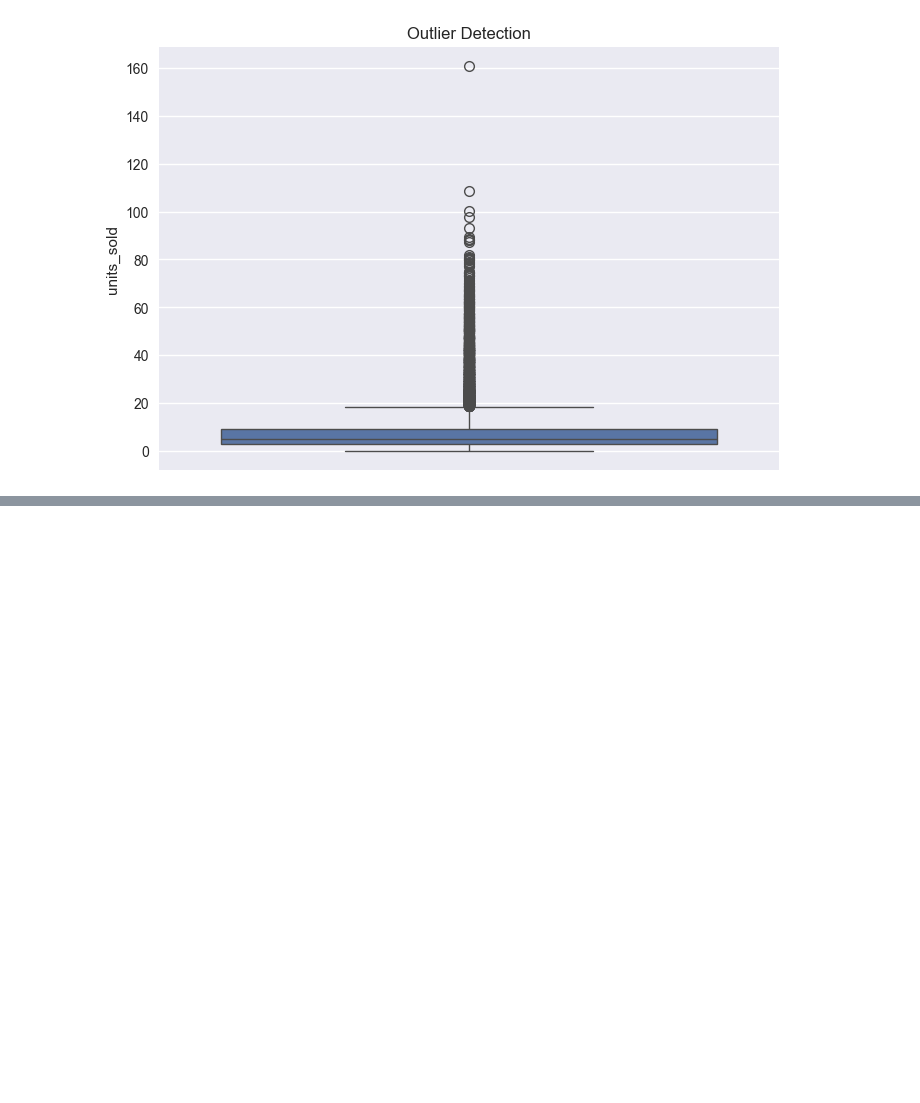
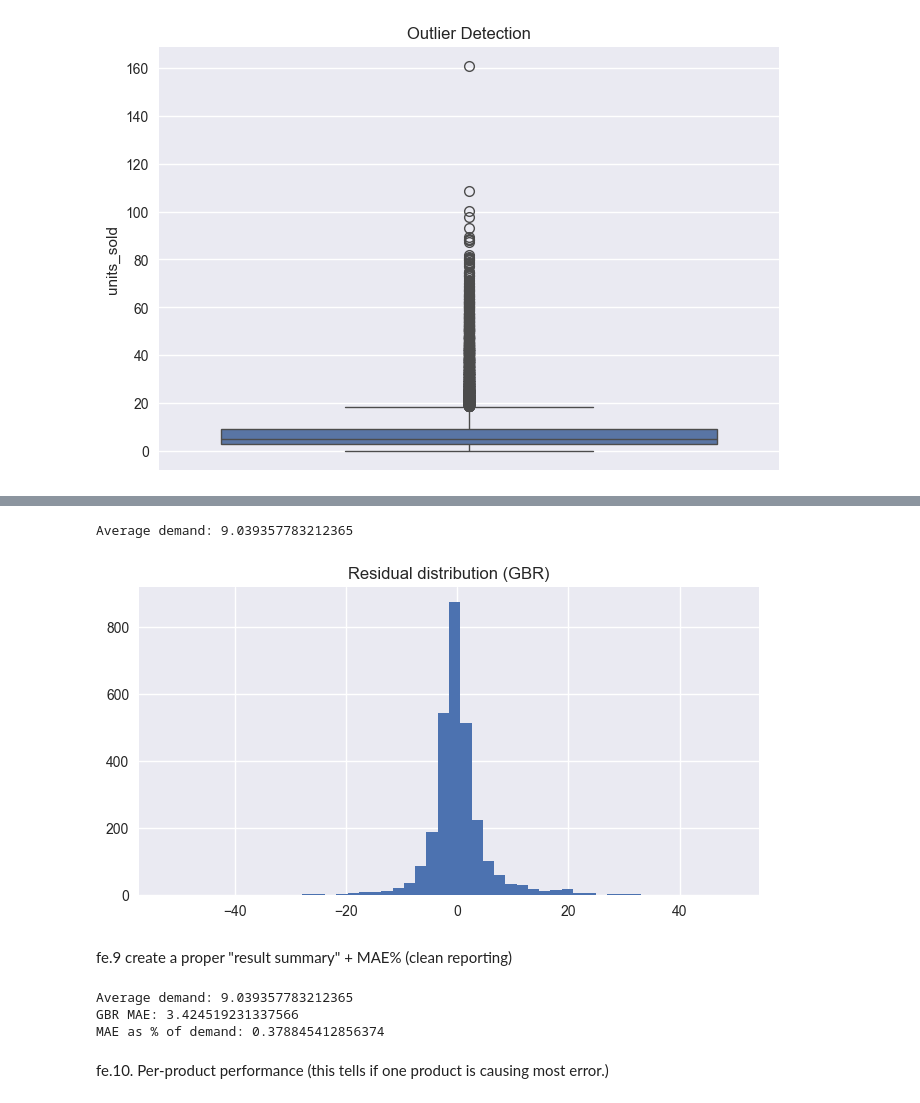
Before and after one commit to PrachiDhurve/medsupply-demand, a Jupyter notebook: notebooks/01_eda.ipynb, the cells around one changed output, grey strips where cells are left out. Saved outputs shown, nothing was run; the diff lists cells and outputs as text; code cells hidden in the pictures; blank space fills up the shorter version.

```diff
--- a/notebooks/01_eda.ipynb
+++ b/notebooks/01_eda.ipynb
@@ -195,0 +262,8 @@ plt.show()
+# %%
+# One-hot encode product
+df_model = pd.get_dummies(df_model, columns=["product"], drop_first=False)
+
+# Extract product columns
+product_cols = [c for c in df_model.columns if c.startswith("product_")]
+
+print("Product columns created:", product_cols)
@@ -195,0 +412,24 @@ plt.show()
+# %%
+print("Average demand:", y_test.mean())
+# %% [output]
+Average demand: 9.039357783212365
+# %%
+residuals = y_test.values - y_predgbr
+plt.figure(figsize=(8,4))
+plt.hist(residuals, bins=50)
+plt.title("Residual distribution (GBR)")
+plt.show()
+# %% [output]
+[figure, added]
+# %% [markdown]
+fe.9 create a proper "result summary" + MAE% (clean reporting)
+# %%
+print("Average demand:", y_test.mean())
+print("GBR MAE:", res_gbr["mae"])
+print("MAE as % of demand:", res_gbr["mae"] / y_test.mean())
+# %% [output]
+Average demand: 9.039357783212365
+GBR MAE: 3.424519231337566
+MAE as % of demand: 0.378845412856374
+# %% [markdown]
+fe.10. Per-product performance (this tells if one product is causing most error.)
```
Also changed, not shown: parts of 25 cells of this notebook.
